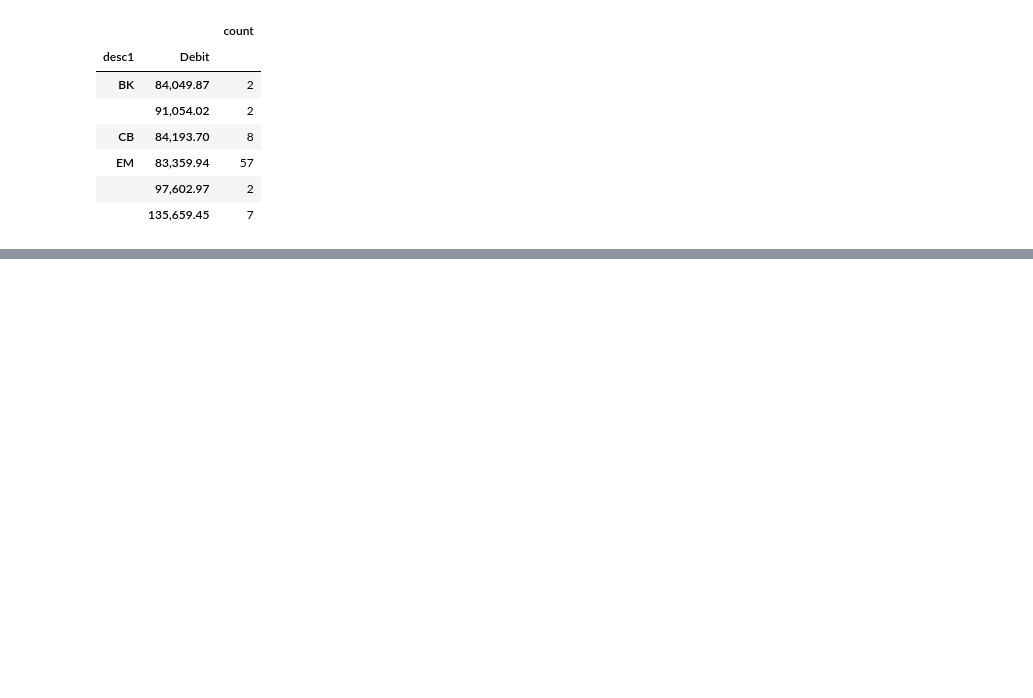
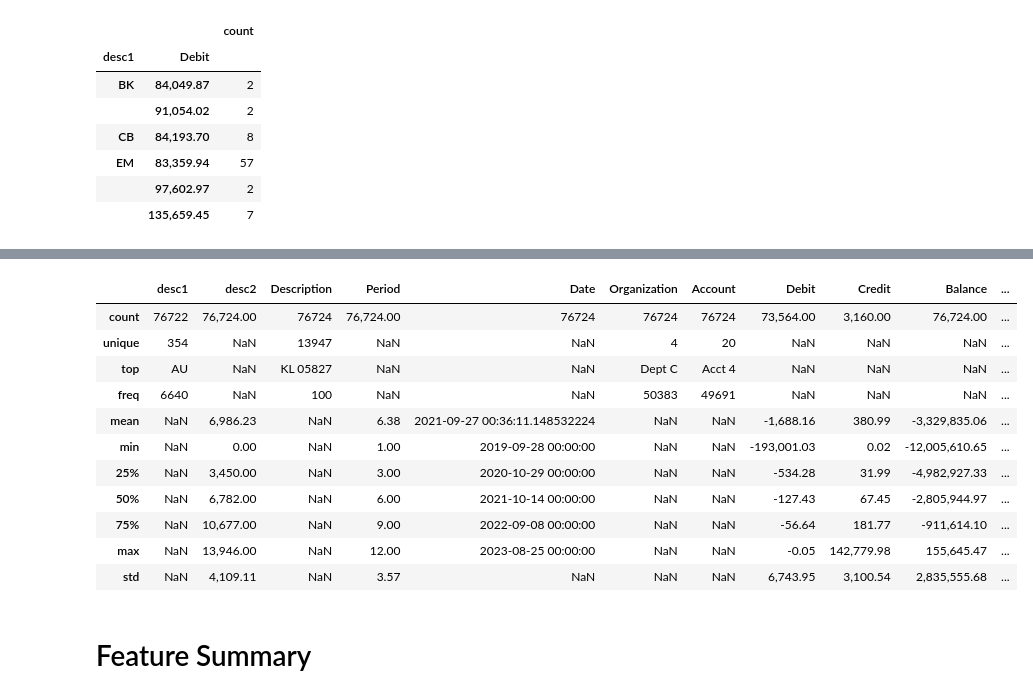
Before and after one commit to lelandjmurrin/Acquisition_Due_Dilligence_Capstone_Project, a Jupyter notebook: GeneralLedgerTxns_EDA.ipynb, the cells around one changed output, grey strips where cells are left out. Cells and saved outputs as stored; diff of their text form; code cells hidden in the pictures; blank space fills up the shorter version.

```diff
--- a/GeneralLedgerTxns_EDA.ipynb
+++ b/GeneralLedgerTxns_EDA.ipynb
@@ -442,0 +492,17 @@ Top 3 desc1s large repeating transaction amounts
+# %%
+dh.df.describe(include = "all")
+# %% [output]
+|  | desc1 | desc2 | Description | Period | Date | Organization | Account | Debit | Credit | Balance | ... |
+| count | 76722 | 76,724.00 | 76724 | 76,724.00 | 76724 | 76724 | 76724 | 73,564.00 | 3,160.00 | 76,724.00 | ... |
+| unique | 354 | NaN | 13947 | NaN | NaN | 4 | 20 | NaN | NaN | NaN | ... |
+| top | AU | NaN | KL 05827 | NaN | NaN | Dept C | Acct 4 | NaN | NaN | NaN | ... |
+| freq | 6640 | NaN | 100 | NaN | NaN | 50383 | 49691 | NaN | NaN | NaN | ... |
+| mean | NaN | 6,986.23 | NaN | 6.38 | 2021-09-27 00:36:11.148532224 | NaN | NaN | -1,688.16 | 380.99 | -3,329,835.06 | ... |
+| min | NaN | 0.00 | NaN | 1.00 | 2019-09-28 00:00:00 | NaN | NaN | -193,001.03 | 0.02 | -12,005,610.65 | ... |
+| 25% | NaN | 3,450.00 | NaN | 3.00 | 2020-10-29 00:00:00 | NaN | NaN | -534.28 | 31.99 | -4,982,927.33 | ... |
+| 50% | NaN | 6,782.00 | NaN | 6.00 | 2021-10-14 00:00:00 | NaN | NaN | -127.43 | 67.45 | -2,805,944.97 | ... |
+| 75% | NaN | 10,677.00 | NaN | 9.00 | 2022-09-08 00:00:00 | NaN | NaN | -56.64 | 181.77 | -911,614.10 | ... |
+| max | NaN | 13,946.00 | NaN | 12.00 | 2023-08-25 00:00:00 | NaN | NaN | -0.05 | 142,779.98 | 155,645.47 | ... |
+| std | NaN | 4,109.11 | NaN | 3.57 | NaN | NaN | NaN | 6,743.95 | 3,100.54 | 2,835,555.68 | ... |
+# %% [markdown]
+# Feature Summary
```
Also changed, not shown: parts of 12 cells of this notebook, 2 other files.
